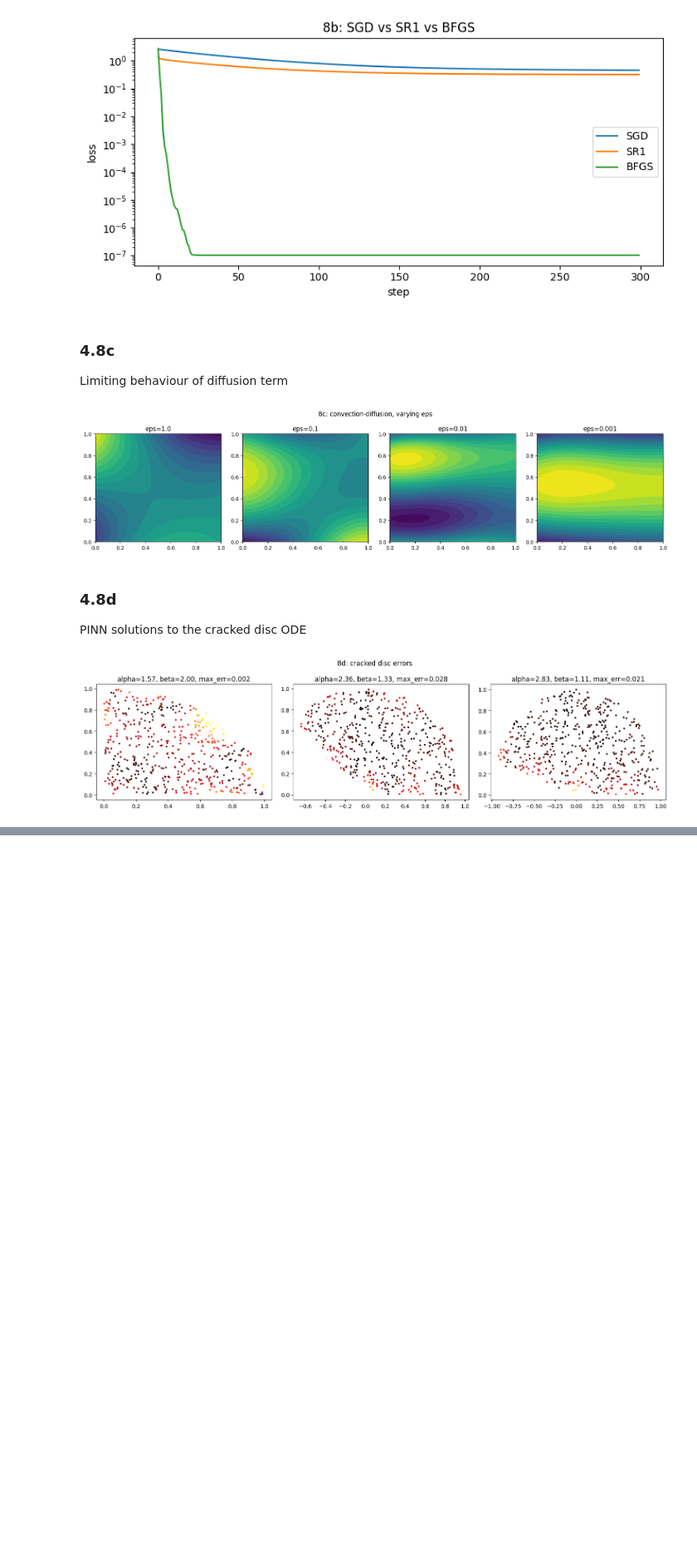
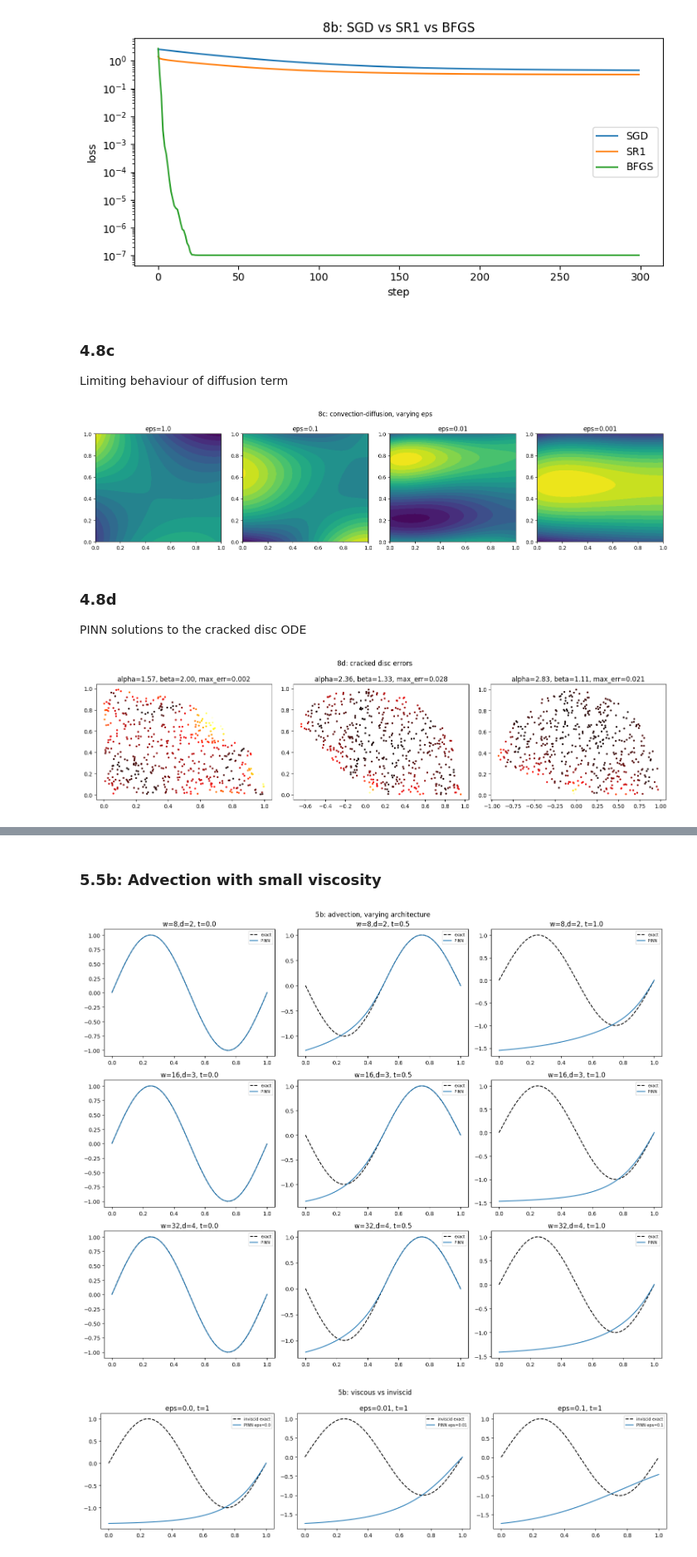
Before and after one commit to CalculatorAddict/pinn-coursework, a Jupyter notebook: exercises.ipynb, the cells around one changed output, grey strips where cells are left out. Shown at 83% size. Saved outputs shown, nothing was run; the diff lists cells and outputs as text; code cells hidden in the pictures; blank space fills up the shorter version.

```diff
--- a/exercises.ipynb
+++ b/exercises.ipynb
@@ -707,0 +876,79 @@ plt.tight_layout(); plt.show()
+# %% [markdown]
+### 5.5b: Advection with small viscosity
+# %%
+# ============================================================
+# 5b: advection u_t + c*u_x = 0, vary architecture and add viscous term
+# IC: u(x,0) = sin(2*pi*x), exact: u = sin(2*pi*(x - c*t))
+# ============================================================
+
+c = 1.0
+T_adv = 1.0
+def exact_5b(x, t):
+    return torch.sin(2 * torch.pi * (x - c * t))
+
+def pinn_loss_5b(model, xt_int, xt_ic, eps=0.0):
+    xt_int.requires_grad_(True)
+    u = model(xt_int)
+    du = grad(u, xt_int)
+    u_t = du[:, 1:2]
+    u_x = du[:, 0:1]
+    if eps > 0:
+        u_xx = grad(u_x, xt_int)[:, 0:1]
+        pde = (u_t + c * u_x - eps * u_xx).pow(2).mean()
+    else:
+        pde = (u_t + c * u_x).pow(2).mean()
+    u_ic = model(xt_ic)
+    u0   = exact_5b(xt_ic[:, 0:1], torch.zeros_like(xt_ic[:, 1:2]))
+    ic   = (u_ic - u0).pow(2).mean()
+    return pde + ic
+
+configs = [(8, 2), (16, 3), (32, 4)]
+x_plot = torch.linspace(0, 1, 200).unsqueeze(1)
+
+fig, axes = plt.subplots(len(configs), 3, figsize=(15, 4*len(configs)))
+t_vals = [0.0, 0.5, 1.0]
+for row, (w, d) in enumerate(configs):
+    xt_int = torch.stack([torch.rand(500), torch.rand(500) * T_adv], dim=1)
+    xt_ic  = torch.stack([torch.rand(500), torch.zeros(500)], dim=1)
+    model = MLP(w, d, in_dim=2)
+    opt = torch.optim.Adam(model.parameters(), lr=1e-3)
+    for _ in range(8000):
+        opt.zero_grad()
+        loss = pinn_loss_5b(model, xt_int, xt_ic)
+        loss.backward()
+        opt.step()
+    for col, t_val in enumerate(t_vals):
+        t_plot = torch.full_like(x_plot, t_val)
+        xt = torch.cat([x_plot, t_plot], dim=1)
+        with torch.no_grad():
+            u_pred = model(xt)
+        u_true = exact_5b(x_plot, t_plot)
+        axes[row, col].plot(x_plot.numpy(), u_true.numpy(), 'k--', label='exact')
+        axes[row, col].plot(x_plot.numpy(), u_pred.numpy(), label='PINN')
+        axes[row, col].set_title(f'w={w},d={d}, t={t_val}')
+        axes[row, col].legend(fontsize=7)
+plt.suptitle('5b: advection, varying architecture'); plt.tight_layout(); plt.show()
+
+fig, axes = plt.subplots(1, 3, figsize=(15, 4))
+for ax, eps in zip(axes, [0.0, 0.01, 0.1]):
+    xt_int = torch.stack([torch.rand(500), torch.rand(500) * T_adv], dim=1)
+    xt_ic  = torch.stack([torch.rand(500), torch.zeros(500)], dim=1)
+    model = MLP(16, 3, in_dim=2)
+    opt = torch.optim.Adam(model.parameters(), lr=1e-3)
+    for _ in range(8000):
+        opt.zero_grad()
+        loss = pinn_loss_5b(model, xt_int, xt_ic, eps=eps)
+        loss.backward()
+        opt.step()
+    t_plot = torch.full_like(x_plot, 1.0)
+    xt = torch.cat([x_plot, t_plot], dim=1)
+    with torch.no_grad():
+        u_pred = model(xt)
+    u_true = exact_5b(x_plot, t_plot)
+    ax.plot(x_plot.numpy(), u_true.numpy(), 'k--', label='inviscid exact')
+    ax.plot(x_plot.numpy(), u_pred.numpy(), label=f'PINN eps={eps}')
+    ax.set_title(f'eps={eps}, t=1'); ax.legend(fontsize=7)
+plt.suptitle('5b: viscous vs inviscid'); plt.tight_layout(); plt.show()
+# %% [output]
+[figure, added]
+[figure, added]
```
Also changed, not shown: parts of 10 cells of this notebook.
